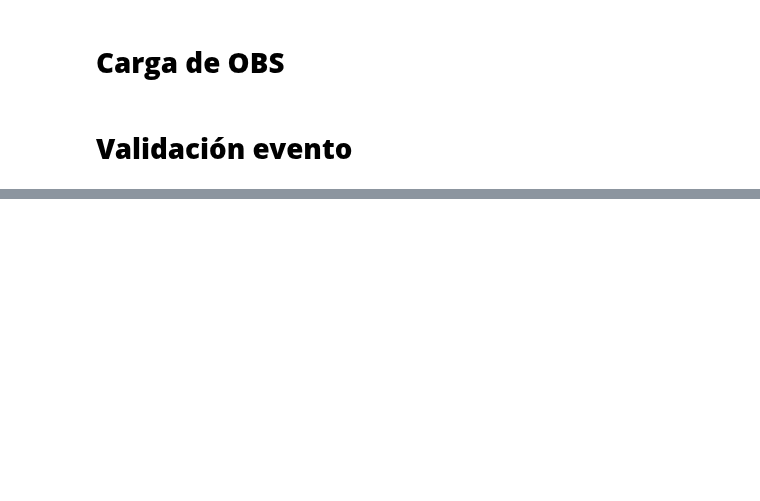
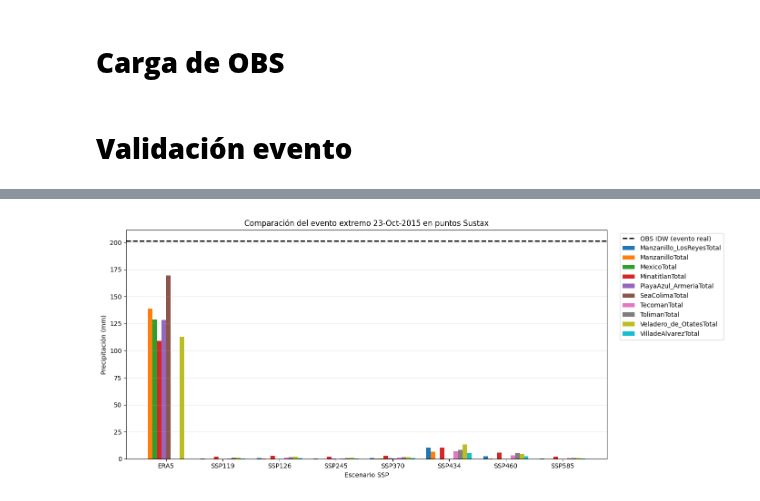
Before and after one commit to RenteriaRaul/Doctorado-DCAG, a Jupyter notebook: notebooks/sustax/03_sustax_event_analysis_2015.ipynb, the cells around one changed output, grey strips where cells are left out. Drawn from its saved outputs; the diff is of its cells as text; code cells hidden in the pictures; blank space fills up the shorter version.

```diff
--- a/notebooks/sustax/03_sustax_event_analysis_2015.ipynb
+++ b/notebooks/sustax/03_sustax_event_analysis_2015.ipynb
@@ -99,0 +267,81 @@ display(df_validation.head())
+# %%
+import matplotlib.pyplot as plt
+import numpy as np
+import pandas as pd
+
+# Filtrar solo ERA5 y SSP
+df_plot = df_event_scenarios[
+    df_event_scenarios["scenario"].str.startswith(("ERA5","SSP"))
+].copy()
+
+# Normalizar nombres
+df_plot["sustax_total"] = df_plot["sustax_total"].astype(str).str.strip()
+df_plot["scenario"] = df_plot["scenario"].astype(str).str.strip()
+
+# 🔥 EXCLUSIÓN DE PUNTOS
+exclude_points = [
+    "Sustax_CuautitlanTotal",
+    "Sustax_Zapotitlan_de_VadilloTotal"
+]
+
+df_plot = df_plot[~df_plot["sustax_total"].isin(exclude_points)]
+
+# Orden de escenarios
+scenario_order = ["ERA5","SSP119", "SSP126", "SSP245", "SSP370", "SSP434", "SSP460", "SSP585"]
+
+# Obtener puntos filtrados
+points = sorted(df_plot["sustax_total"].unique())
+
+# Colores automáticos
+cmap = plt.get_cmap("tab10")
+color_map = {point: cmap(i % 10) for i, point in enumerate(points)}
+
+# Posiciones
+x = np.arange(len(scenario_order))
+width = 0.8 / max(len(points), 1)
+
+plt.figure(figsize=(14, 6))
+
+for i, point in enumerate(points):
+
+    sub = df_plot[df_plot["sustax_total"] == point][["scenario", "event_value_mm"]].copy()
+
+    sub = (
+        sub.set_index("scenario")
+        .reindex(scenario_order)
+        .reset_index()
+    )
+
+    values = sub["event_value_mm"].to_numpy(dtype=float)
+
+    plt.bar(
+        x + i * width,
+        values,
+        width=width,
+        label=point.replace("Sustax_", "").strip(),
+        color=color_map[point]
+    )
+
+# Línea OBS
+obs_value = 201.392467
+plt.axhline(
+    obs_value,
+    color="black",
+    linestyle="--",
+    linewidth=2,
+    label="OBS IDW (evento real)"
+)
+
+plt.xticks(x + width * (len(points) - 1) / 2, scenario_order)
+plt.ylabel("Precipitación (mm)")
+plt.xlabel("Escenario SSP")
+plt.title("Comparación del evento extremo 23-Oct-2015 en puntos Sustax")
+plt.grid(axis="y", alpha=0.3)
+plt.legend(bbox_to_anchor=(1.02, 1), loc="upper left")
+
+plt.tight_layout()
+# GUARDAR FIGURA GLOBAL
+plt.savefig(os.path.join(OUT_DIR, "Comparación de todos los puntos Sustax con Patricia"), dpi=300, bbox_inches="tight")
+plt.show()
+# %% [output]
+[figure, added]
```
Also changed, not shown: parts of 3 cells of this notebook.
